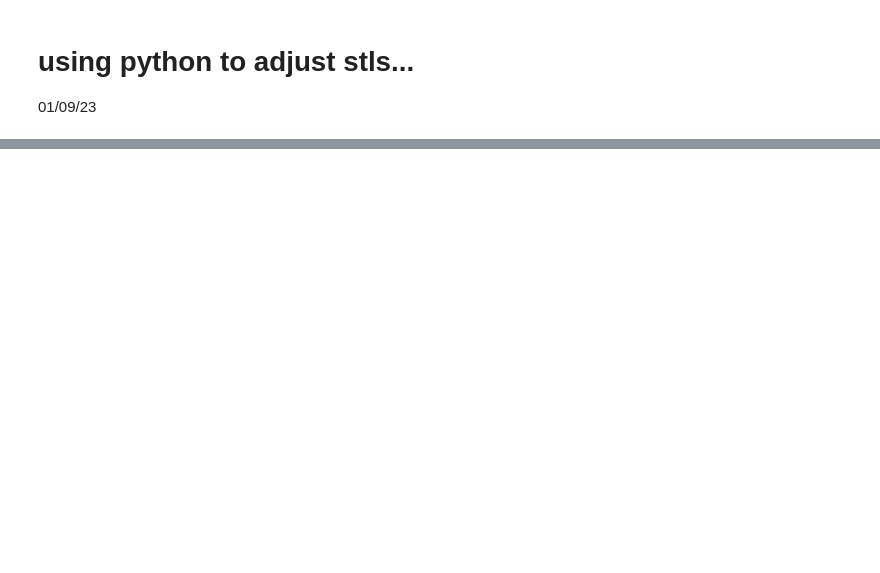
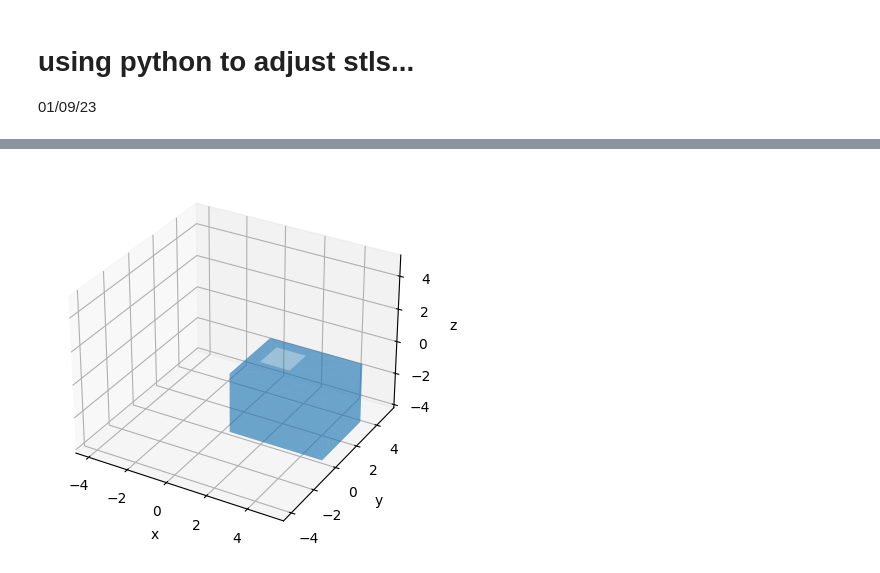
Before and after one commit to juliet29/openfoam2012_projects, a Jupyter notebook: _python_scripts/stl_adjust.ipynb, the cells around one changed output, grey strips where cells are left out. Saved outputs shown, nothing was run; the diff lists cells and outputs as text; code cells hidden in the pictures; blank space fills up the shorter version.

```diff
--- a/_python_scripts/stl_adjust.ipynb
+++ b/_python_scripts/stl_adjust.ipynb
@@ -26,0 +38,5 @@ pyplot.show()
+# %%
+m1.rotate([1, 0, 0], math.radians(90))
+plot_mesh(m1)
+# %% [output]
+[figure, added]
```
Also changed, not shown: parts of 7 cells of this notebook, 1 other file.
